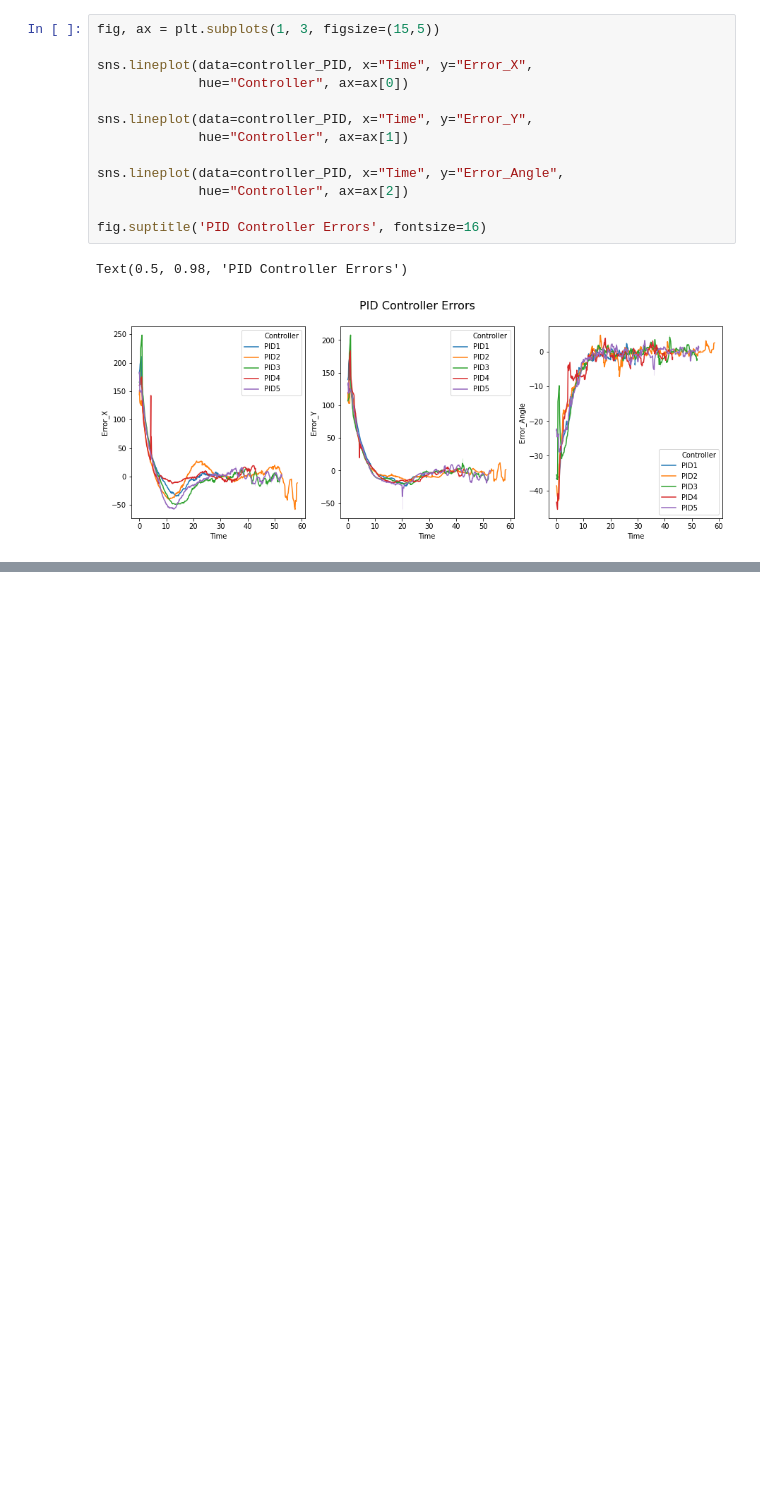
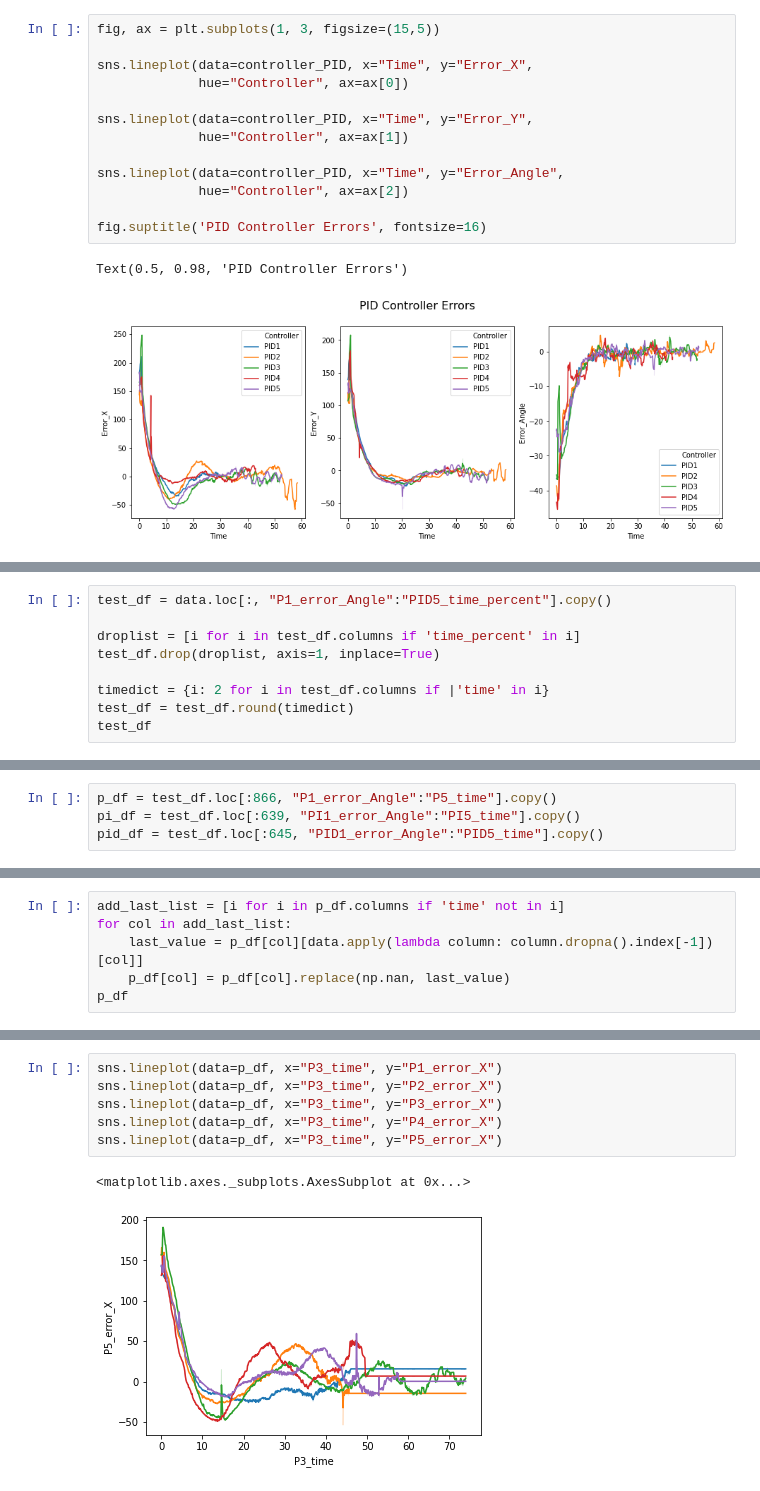
Before and after one commit to apinto25/autonomous_landing_data_analysis, a Jupyter notebook: controller_errors_analysis.ipynb, the cells around one changed output, grey strips where cells are left out. Cells and saved outputs as stored; diff of their text form; blank space fills up the shorter version.

```diff
--- a/controller_errors_analysis.ipynb
+++ b/controller_errors_analysis.ipynb
@@ -270,0 +278,9 @@ Text(0.5, 0.98, 'PID Controller Errors')
+# %%
+test_df = data.loc[:, "P1_error_Angle":"PID5_time_percent"].copy()
+
+droplist = [i for i in test_df.columns if 'time_percent' in i]
+test_df.drop(droplist, axis=1, inplace=True)
+
+timedict = {i: 2 for i in test_df.columns if |'time' in i}
+test_df = test_df.round(timedict)
+test_df
@@ -270,0 +315,4 @@ Text(0.5, 0.98, 'PID Controller Errors')
+# %%
+p_df = test_df.loc[:866, "P1_error_Angle":"P5_time"].copy()
+pi_df = test_df.loc[:639, "PI1_error_Angle":"PI5_time"].copy()
+pid_df = test_df.loc[:645, "PID1_error_Angle":"PID5_time"].copy()
@@ -270,0 +321,6 @@ Text(0.5, 0.98, 'PID Controller Errors')
+# %%
+add_last_list = [i for i in p_df.columns if 'time' not in i]
+for col in add_last_list:
+    last_value = p_df[col][data.apply(lambda column: column.dropna().index[-1])[col]]
+    p_df[col] = p_df[col].replace(np.nan, last_value)
+p_df
@@ -270,0 +381,9 @@ Text(0.5, 0.98, 'PID Controller Errors')
+# %%
+sns.lineplot(data=p_df, x="P3_time", y="P1_error_X")
+sns.lineplot(data=p_df, x="P3_time", y="P2_error_X")
+sns.lineplot(data=p_df, x="P3_time", y="P3_error_X")
+sns.lineplot(data=p_df, x="P3_time", y="P4_error_X")
+sns.lineplot(data=p_df, x="P3_time", y="P5_error_X")
+# %% [output]
+<matplotlib.axes._subplots.AxesSubplot at 0x...>
+[figure, added]
```
Also changed, not shown: parts of 16 cells of this notebook, 1 other file.
